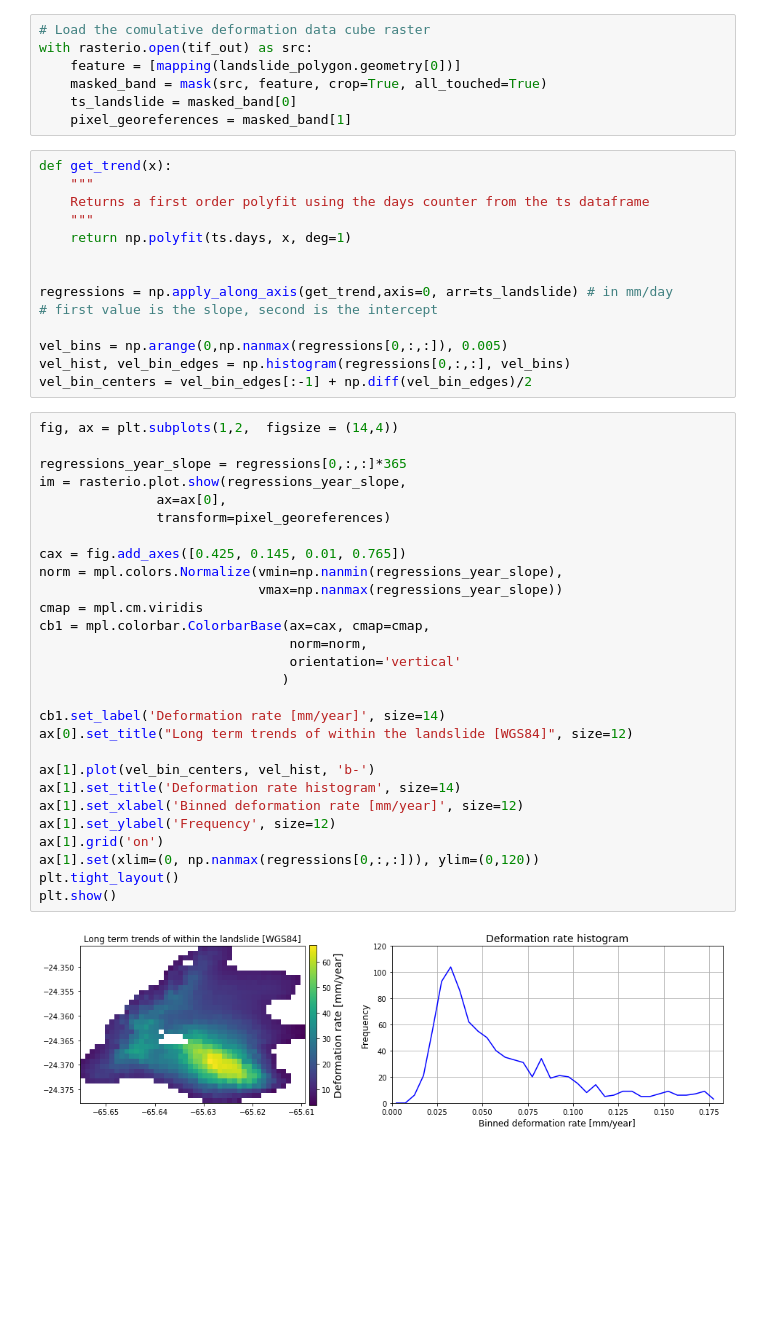
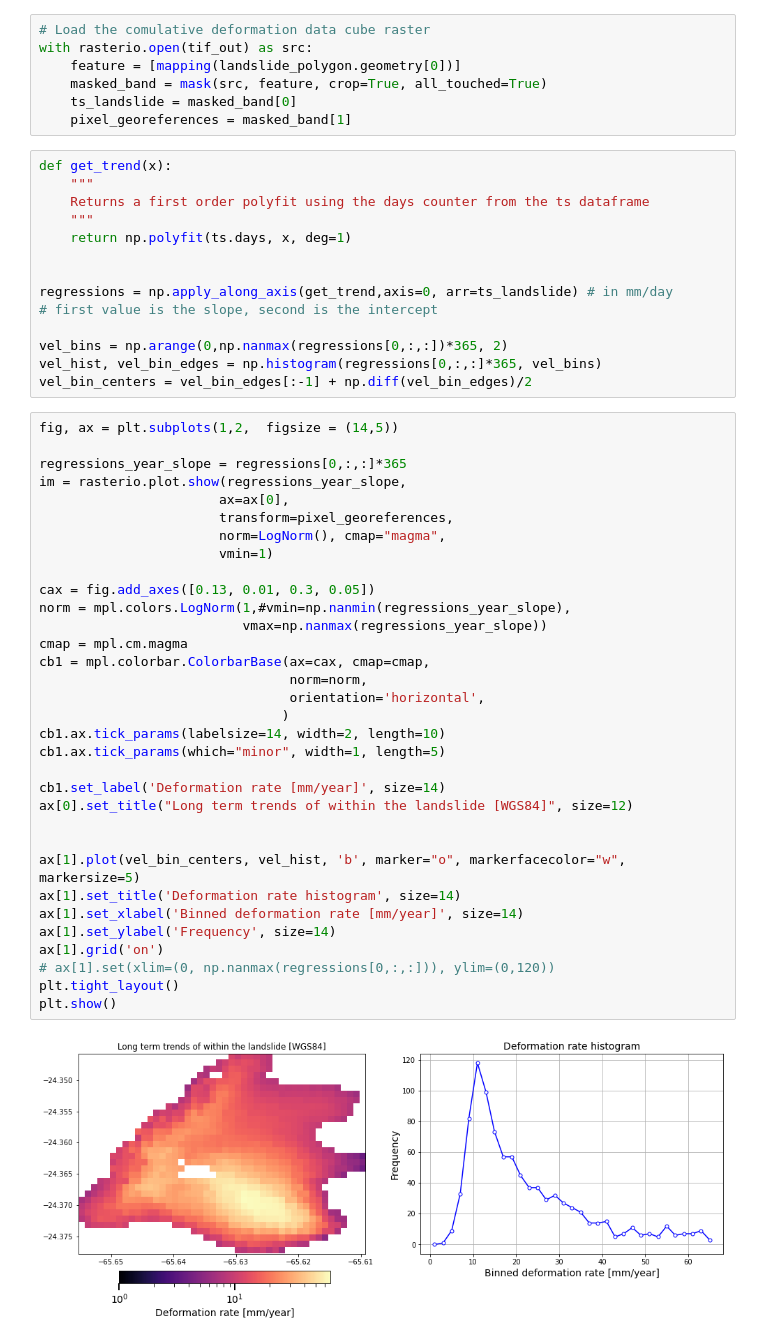
Before and after one commit to nicgar20/ts_analysis, a Jupyter notebook: ts_analysis.ipynb, the cells around one changed output. Drawn from its saved outputs; the diff is of its cells as text; blank space fills up the shorter version.

Commit message:
Fixed plots, included boxplot

```diff
--- a/ts_analysis.ipynb
+++ b/ts_analysis.ipynb
@@ -249,39 +261,44 @@ def get_trend(x):
 regressions = np.apply_along_axis(get_trend,axis=0, arr=ts_landslide) # in mm/day
 # first value is the slope, second is the intercept
 
-vel_bins = np.arange(0,np.nanmax(regressions[0,:,:]), 0.005)
-vel_hist, vel_bin_edges = np.histogram(regressions[0,:,:], vel_bins)
+vel_bins = np.arange(0,np.nanmax(regressions[0,:,:])*365, 2)
+vel_hist, vel_bin_edges = np.histogram(regressions[0,:,:]*365, vel_bins)
 vel_bin_centers = vel_bin_edges[:-1] + np.diff(vel_bin_edges)/2
 # %%
-fig, ax = plt.subplots(1,2,  figsize = (14,4))
+fig, ax = plt.subplots(1,2,  figsize = (14,5))
 
 regressions_year_slope = regressions[0,:,:]*365
 im = rasterio.plot.show(regressions_year_slope,
-               ax=ax[0],
-               transform=pixel_georeferences)
+                       ax=ax[0],
+                       transform=pixel_georeferences,
+                       norm=LogNorm(), cmap="magma",
+                       vmin=1)
 
-cax = fig.add_axes([0.425, 0.145, 0.01, 0.765])
-norm = mpl.colors.Normalize(vmin=np.nanmin(regressions_year_slope),
-                            vmax=np.nanmax(regressions_year_slope))
-cmap = mpl.cm.viridis
+cax = fig.add_axes([0.13, 0.01, 0.3, 0.05])
+norm = mpl.colors.LogNorm(1,#vmin=np.nanmin(regressions_year_slope),
+                          vmax=np.nanmax(regressions_year_slope))
+cmap = mpl.cm.magma
 cb1 = mpl.colorbar.ColorbarBase(ax=cax, cmap=cmap,
                                 norm=norm,
-                                orientation='vertical'
+                                orientation='horizontal',
                                )
+cb1.ax.tick_params(labelsize=14, width=2, length=10)
+cb1.ax.tick_params(which="minor", width=1, length=5)
 
 cb1.set_label('Deformation rate [mm/year]', size=14)
 ax[0].set_title("Long term trends of within the landslide [WGS84]", size=12)
 
-ax[1].plot(vel_bin_centers, vel_hist, 'b-')
+
+ax[1].plot(vel_bin_centers, vel_hist, 'b', marker="o", markerfacecolor="w", markersize=5)
 ax[1].set_title('Deformation rate histogram', size=14)
-ax[1].set_xlabel('Binned deformation rate [mm/year]', size=12)
-ax[1].set_ylabel('Frequency', size=12)
+ax[1].set_xlabel('Binned deformation rate [mm/year]', size=14)
+ax[1].set_ylabel('Frequency', size=14)
 ax[1].grid('on')
-ax[1].set(xlim=(0, np.nanmax(regressions[0,:,:])), ylim=(0,120))
+# ax[1].set(xlim=(0, np.nanmax(regressions[0,:,:])), ylim=(0,120))
 plt.tight_layout()
 plt.show()
 # %% [output]
-[figure, old version]
+[figure, new version]
 # %%
 #Plot all time series
 ts_plots = ts_landslide.transpose(1, 2, 0).reshape(ts_landslide.shape[1]*ts_landslide.shape[2],
```
Also changed, not shown: parts of 7 cells of this notebook.
